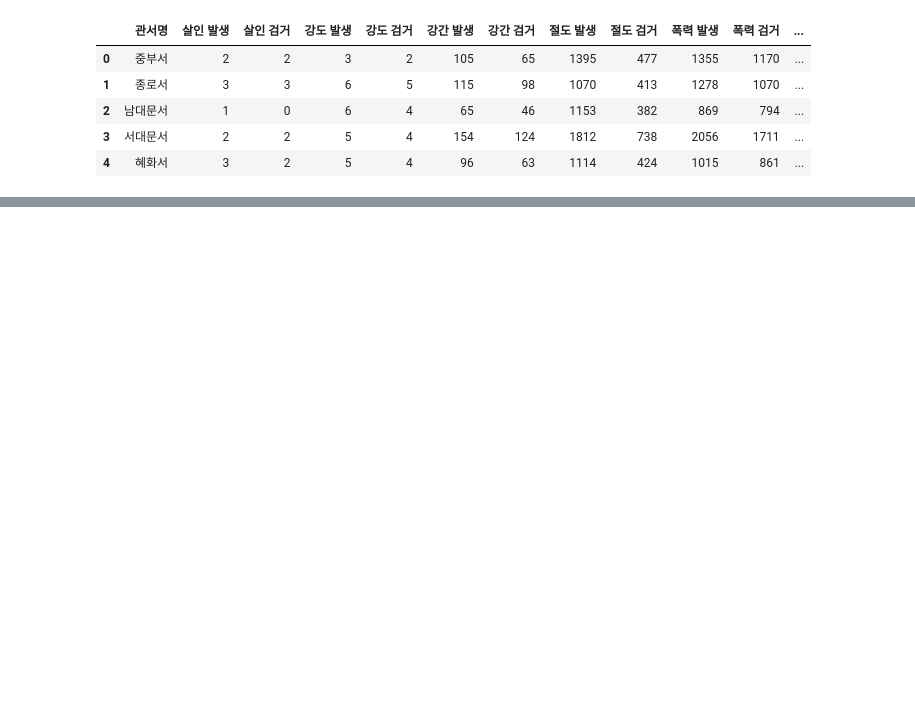
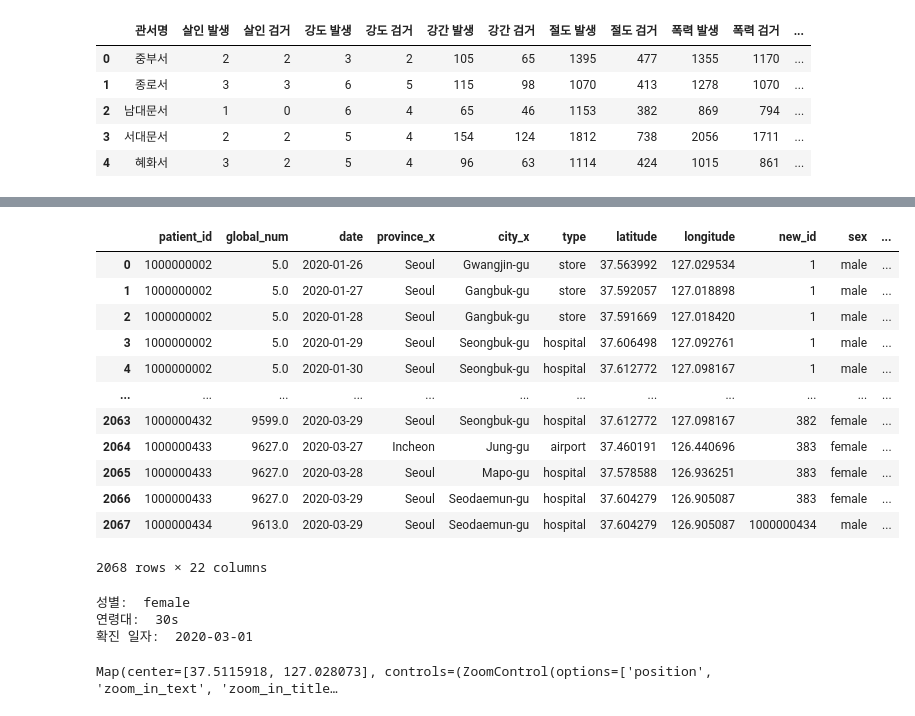
Before and after one commit to gyubok-lee/remind, a Jupyter notebook: visualization1.ipynb, the cells around one changed output, grey strips where cells are left out. Drawn from its saved outputs; the diff is of its cells as text; code cells hidden in the pictures; blank space fills up the shorter version.

```diff
--- a/visualization1.ipynb
+++ b/visualization1.ipynb
@@ -52,0 +135,3 @@ m
+# %%
+route_df = pd.read_csv(data_path + 'PatientRoute.csv')
+route_df
@@ -52,0 +152,10 @@ m
+# %%
+# patient_id를 보다 보기 편하게 바꿈
+id_list = list(set(route_df['patient_id'].tolist()))
+new_id_dict = dict(zip(id_list,range(1,len(id_list))))
+
+route_df['new_id'] = route_df['patient_id'].replace(new_id_dict)
+# %%
+info_df = pd.read_csv(data_path+'PatientInfo.csv')
+#info_df['new_id'] = info_df['patient_id'].replace(new_id_dict)
+info_df
@@ -52,0 +176,17 @@ m
+# %%
+df4 = pd.merge(route_df,info_df,how='inner',on = 'patient_id')
+df4
+# %% [output]
+|  | patient_id | global_num | date | province_x | city_x | type | latitude | longitude | new_id | sex | ... |
+| 0 | 1000000002 | 5.0 | 2020-01-26 | Seoul | Gwangjin-gu | store | 37.563992 | 127.029534 | 1 | male | ... |
+| 1 | 1000000002 | 5.0 | 2020-01-27 | Seoul | Gangbuk-gu | store | 37.592057 | 127.018898 | 1 | male | ... |
+| 2 | 1000000002 | 5.0 | 2020-01-28 | Seoul | Gangbuk-gu | store | 37.591669 | 127.018420 | 1 | male | ... |
+| 3 | 1000000002 | 5.0 | 2020-01-29 | Seoul | Seongbuk-gu | hospital | 37.606498 | 127.092761 | 1 | male | ... |
+| 4 | 1000000002 | 5.0 | 2020-01-30 | Seoul | Seongbuk-gu | hospital | 37.612772 | 127.098167 | 1 | male | ... |
+| ... | ... | ... | ... | ... | ... | ... | ... | ... | ... | ... | ... |
+| 2063 | 1000000432 | 9599.0 | 2020-03-29 | Seoul | Seongbuk-gu | hospital | 37.612772 | 127.098167 | 382 | female | ... |
+| 2064 | 1000000433 | 9627.0 | 2020-03-27 | Incheon | Jung-gu | airport | 37.460191 | 126.440696 | 383 | female | ... |
+| 2065 | 1000000433 | 9627.0 | 2020-03-28 | Seoul | Mapo-gu | hospital | 37.578588 | 126.936251 | 383 | female | ... |
+| 2066 | 1000000433 | 9627.0 | 2020-03-29 | Seoul | Seodaemun-gu | hospital | 37.604279 | 126.905087 | 383 | female | ... |
+| 2067 | 1000000434 | 9613.0 | 2020-03-29 | Seoul | Seodaemun-gu | hospital | 37.604279 | 126.905087 | 1000000434 | male | ... |
+2068 rows × 22 columns
@@ -52,0 +211,18 @@ m
+# %%
+i = 78
+# 해당 번호 환자의 df만 불러옴
+tmp_df = df4[df4['new_id']==i]
+route_loc = tmp_df[['latitude','longitude']].values.tolist()
+print('성별: ',tmp_df['sex'].values[0])
+print('연령대: ',tmp_df['age'].values[0])
+print('확진 일자: ',df4[df4['new_id']==i]['confirmed_date'].values[0])
+m = Map(center=tuple(route_loc[0]),zoom=8)
+m.add_layer(Marker(icon = icon1,location=tuple(route_loc[0]),title = 'a')) # 출발지에 대한 마커
+m+= AntPath(locations=route_loc,use = 'polyline',dash_array=[2,20])# 앤트 패스 추가
+m.add_layer(Marker(icon = icon2,location=tuple(route_loc[-1]))) # 도착지에 대한 마커
+m
+# %% [output]
+성별:  female
+연령대:  30s
+확진 일자:  2020-03-01
+Map(center=[37.5115918, 127.028073], controls=(ZoomControl(options=['position', 'zoom_in_text', 'zoom_in_title…
```
Also changed, not shown: parts of 17 cells of this notebook.
